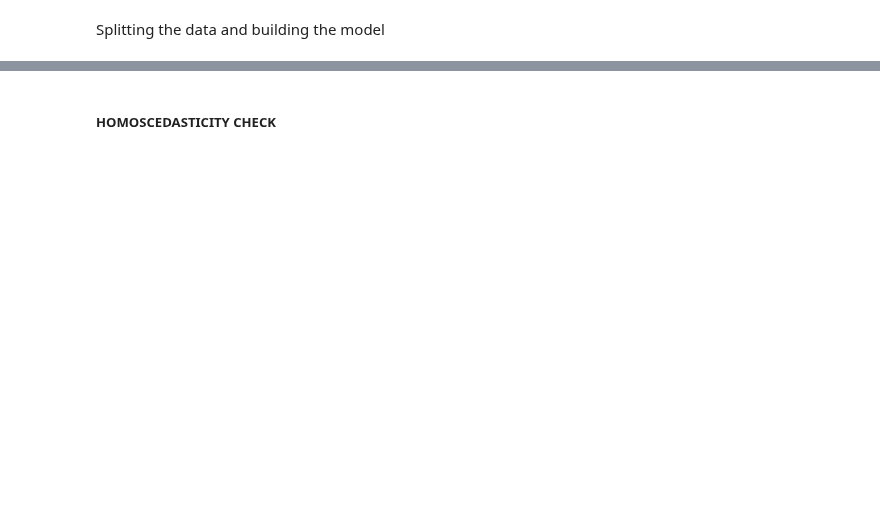
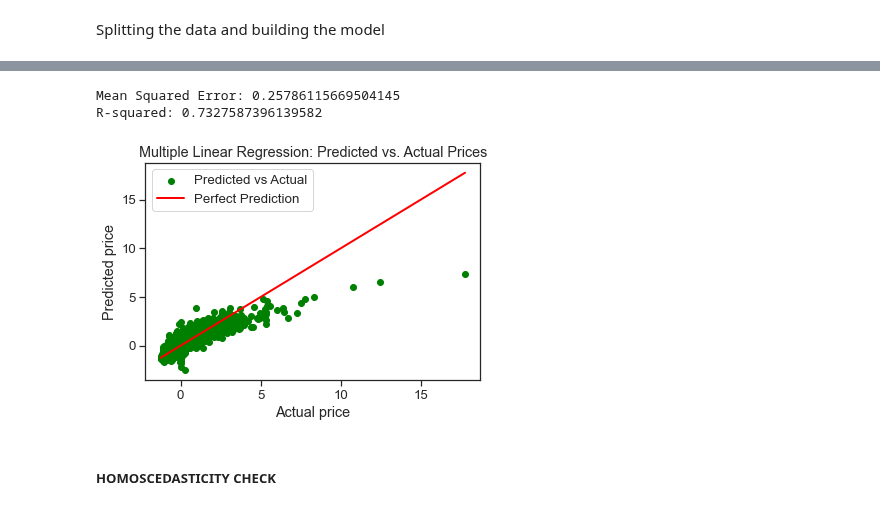
Before and after one commit to NamaembaSilali/Modelling-project, a Jupyter notebook: index.ipynb, the cells around one changed output, grey strips where cells are left out. Cells and saved outputs as stored; diff of their text form; code cells hidden in the pictures; blank space fills up the shorter version.

```diff
--- a/index.ipynb
+++ b/index.ipynb
@@ -583,0 +565,11 @@ strong multicollinearity or other numerical problems.
+# %%
+#Cleaning the columns with missung values and imputing them with the mean
+# Calculate the mean values
+mean_log_price = df['log_price'].mean()
+mean_log_sqft_living = df['log_sqft_living'].mean()
+
+# Fill missing values with the mean
+df['log_price'].fillna(mean_log_price, inplace=True)
+df['log_sqft_living'].fillna(mean_log_sqft_living, inplace=True)
+
+df.isna().sum()
@@ -636,3 +596,42 @@ R-squared: 0.5336292434438781
+# %%
+
+# Define the features and the target
+target = 'price'
+X = df.drop(target, axis=1)
+y = df[target]
+
+# Split the data into training and testing sets
+X_train, X_test, y_train, y_test = train_test_split(X, y, test_size=0.2, random_state=42)
+
+# Create the model
+model = LinearRegression()
+
+# Train the model
+model.fit(X_train, y_train)
+
+# Make predictions
+y_pred = model.predict(X_test)
+
+# Calculate Mean Squared Error
+mse = mean_squared_error(y_test, y_pred)
+print(f'Mean Squared Error: {mse}')
+
+# Calculate R-squared
+r2 = r2_score(y_test, y_pred)
+print(f'R-squared: {r2}')
+
+# Plotting the results
+plt.scatter(y_test, y_pred, color='green', label='Predicted vs Actual')
+plt.plot([y_test.min(), y_test.max()], [y_test.min(), y_test.max()], color='red', linewidth=2, label='Perfect Prediction')
+plt.xlabel('Actual price')
+plt.ylabel('Predicted price')
+plt.title('Multiple Linear Regression: Predicted vs. Actual Prices')
+plt.legend()
+plt.show()
+# %% [output]
+Mean Squared Error: 0.25786115669504145
+R-squared: 0.7327587396139582
+[figure, added]
 # %% [markdown]
 ##### HOMOSCEDASTICITY CHECK
 # %%
```
Also changed, not shown: parts of 10 cells of this notebook, 2 other files.
